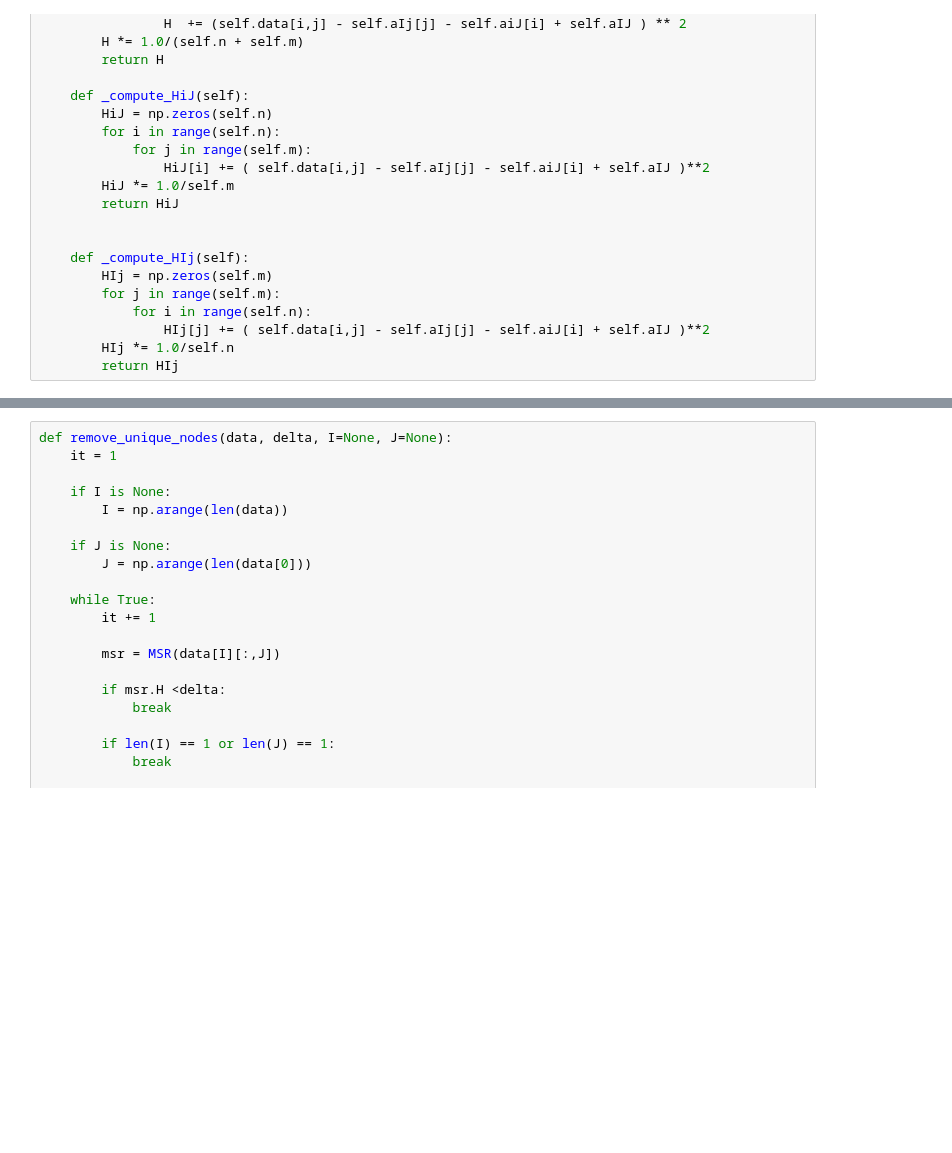
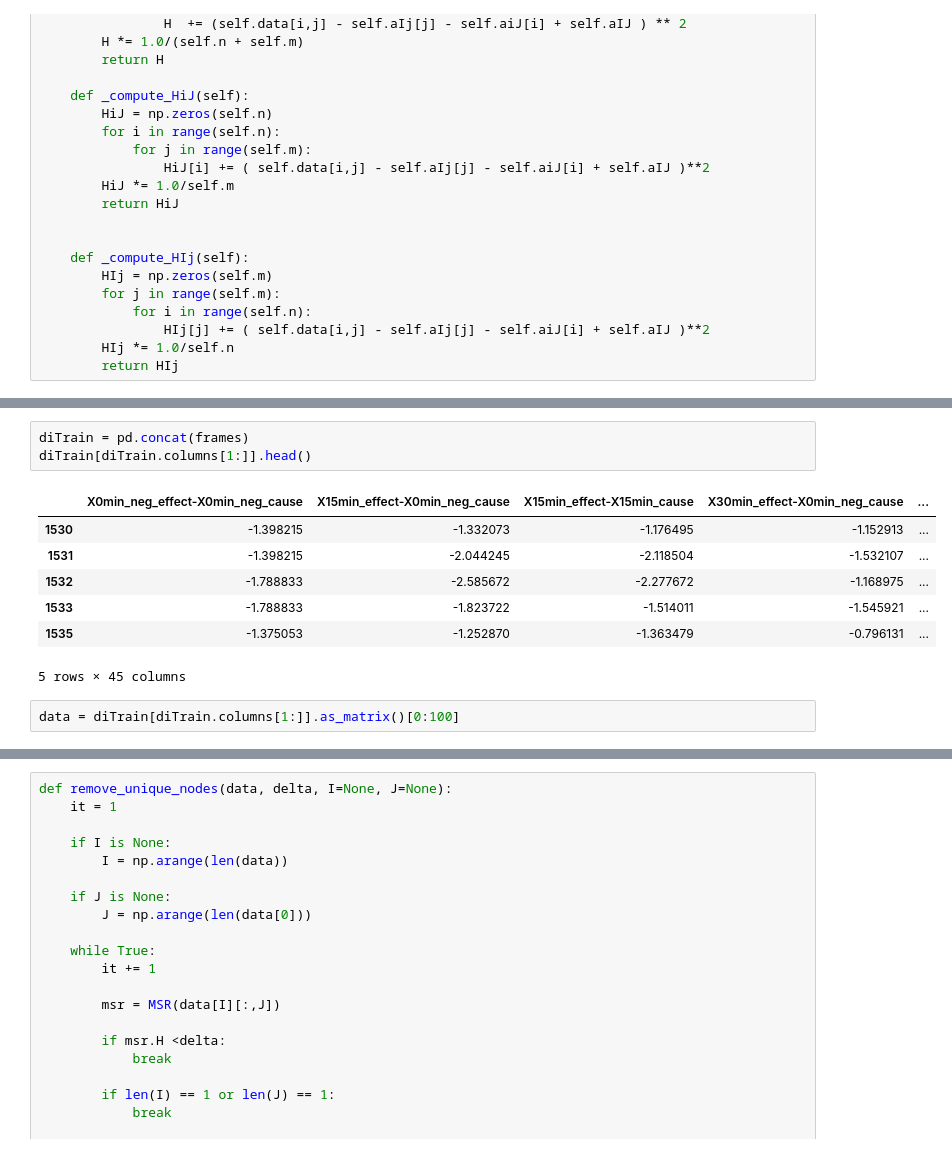
Before and after one commit to josechudev/GeneExpressionBiClustering, a Jupyter notebook: Notebooks/3.1 CC Biclustering (Cheng & Church).ipynb, the cells around one changed output, grey strips where cells are left out. Drawn from its saved outputs; the diff is of its cells as text; blank space fills up the shorter version.

```diff
--- a/Notebooks/3.1 CC Biclustering (Cheng & Church).ipynb
+++ b/Notebooks/3.1 CC Biclustering (Cheng & Church).ipynb
@@ -90,3 +109,16 @@ array([[ 0.7714686 ,  0.38901062,  0.50071368,  0.95953905,  0.4719957 ],
+# %%
+diTrain = pd.concat(frames)
+diTrain[diTrain.columns[1:]].head()
+# %% [output]
+|  | X0min_neg_effect-X0min_neg_cause | X15min_effect-X0min_neg_cause | X15min_effect-X15min_cause | X30min_effect-X0min_neg_cause | ... |
+| 1530 | -1.398215 | -1.332073 | -1.176495 | -1.152913 | ... |
+| 1531 | -1.398215 | -2.044245 | -2.118504 | -1.532107 | ... |
+| 1532 | -1.788833 | -2.585672 | -2.277672 | -1.168975 | ... |
+| 1533 | -1.788833 | -1.823722 | -1.514011 | -1.545921 | ... |
+| 1535 | -1.375053 | -1.252870 | -1.363479 | -0.796131 | ... |
+5 rows × 45 columns
+# %%
+data = diTrain[diTrain.columns[1:]].as_matrix()[0:100]
 # %%
 msr = MSR(data)
 print ("aIJ= " + str(msr.aIJ))
```
Also changed, not shown: parts of 5 cells of this notebook.
